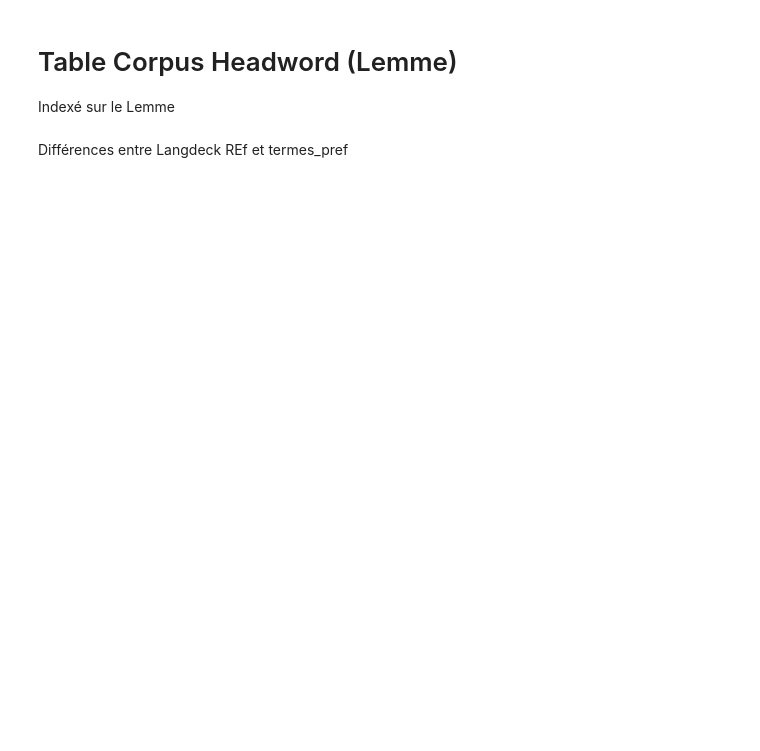
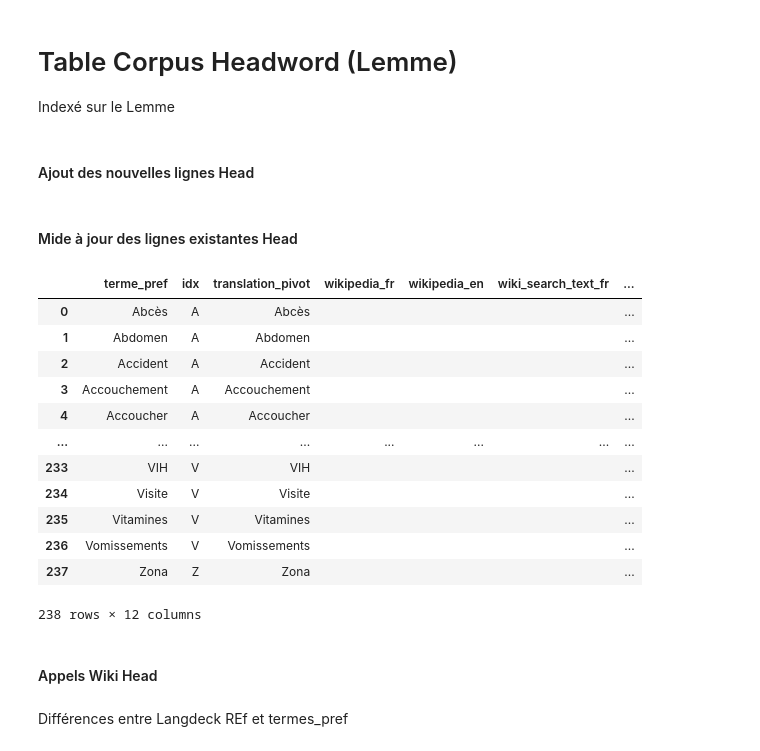
Before and after one commit to gretiere545/langdeck, a Jupyter notebook: langdeck_sync.ipynb, the cells around one changed output. Saved outputs shown, nothing was run; the diff lists cells and outputs as text; code cells hidden in the pictures; blank space fills up the shorter version.

```diff
--- a/langdeck_sync.ipynb
+++ b/langdeck_sync.ipynb
@@ -531,2 +442,61 @@ df_diff = df_langdeck[~df_langdeck["maitre"].isin(df_corpus_terme_prefer["terme_
+# %%
+def f_content_head(lemma):
+  df_f = df_vklemme.loc[df_vklemme["lemma"]==lemma].sort_values(by=['rank'])
+  t = ""
+  for index, row in df_f.iterrows():
+    strng=""
+    for i in row['category']:
+      strng +=str(i)
+    if row['rank'] == 1:
+      t = t + strng + "\n"
+    else:
+      t = t + strng + " : " + row["vocabulary_unit"] + "\n"
+  return t
+# %% [markdown]
+#### Ajout des nouvelles lignes Head
+# %%
+# DF des enregistrements dans AT et pas dans GS
+df_head_newlines = df_vklemme[(~df_vklemme["vocabulary_unit"].isin(df_corpus_head["terme_pref"])) & (df_vklemme["headword"]==True)]
+# on ajoute chaque enregistrement en passant par un DICT (pour mieux contrôler)
+for index, row in df_head_newlines.iterrows():
+  d = {}
+  d["uid"]=row['uid']
+  d["terme_pref"]=row["lemma"]
+  d["idx"]=row["alphabet"]
+  d["translation_pivot"]=row["pivot"]
+  d["translation_pivot_en"]=row["pivot_en"]
+  d["wikipedia_fr"]=""
+  d["wikipedia_en"]=""
+  d["wiki_search_text_fr"]=""
+  d["wiki_search_text_en"]=""
+  d["wikipedia_fr_state"]=0
+  d["wikipedia_en_state"]=0
+  d["content"]= f_content_head(row["lemma"])
+  # ajout dans le DF
+  df_corpus_head = df_corpus_head.append(d, ignore_index = True)
+# %% [markdown]
+#### Mide à jour des lignes existantes Head
+# %%
+df_corpus_head[["uid","translation_pivot_en"]] = df_corpus_head["terme_pref"].apply(lambda x:f_update_head(x))
+# %%
+df_corpus_head["wikipedia_fr"] = df_corpus_head[["terme_pref","wikipedia_fr"]].apply(lambda x:get_wikipedia(x[0], "fr") if pd.isna(x[1]) else x[1], axis=1)
+# %%
+df_corpus_head
+# %% [output]
+|  | terme_pref | idx | translation_pivot | wikipedia_fr | wikipedia_en | wiki_search_text_fr | ... |
+| 0 | Abcès | A | Abcès |  |  |  | ... |
+| 1 | Abdomen | A | Abdomen |  |  |  | ... |
+| 2 | Accident | A | Accident |  |  |  | ... |
+| 3 | Accouchement | A | Accouchement |  |  |  | ... |
+| 4 | Accoucher | A | Accoucher |  |  |  | ... |
+| ... | ... | ... | ... | ... | ... | ... | ... |
+| 233 | VIH | V | VIH |  |  |  | ... |
+| 234 | Visite | V | Visite |  |  |  | ... |
+| 235 | Vitamines | V | Vitamines |  |  |  | ... |
+| 236 | Vomissements | V | Vomissements |  |  |  | ... |
+| 237 | Zona | Z | Zona |  |  |  | ... |
+238 rows × 12 columns
+# %% [markdown]
+#### Appels Wiki Head
 # %% [markdown]
 Différences entre Langdeck REf et termes_pref
```
Also changed, not shown: parts of 38 cells of this notebook.
